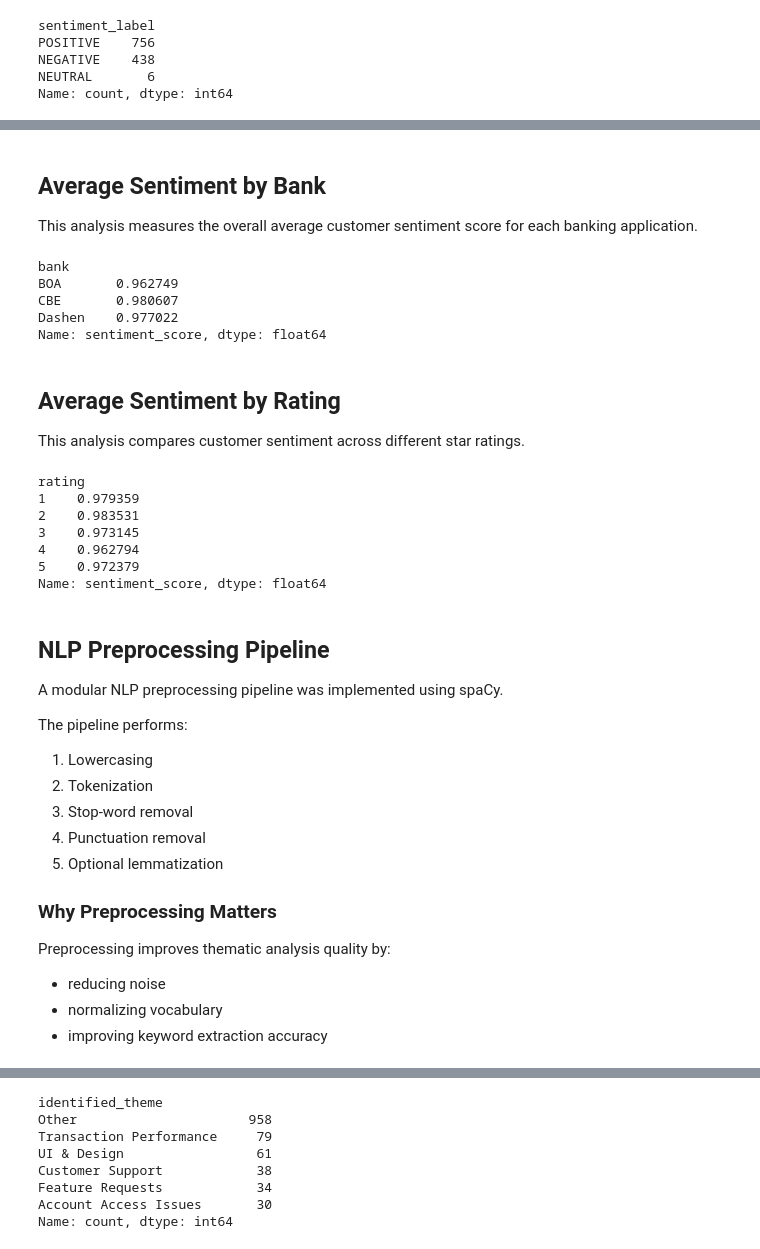
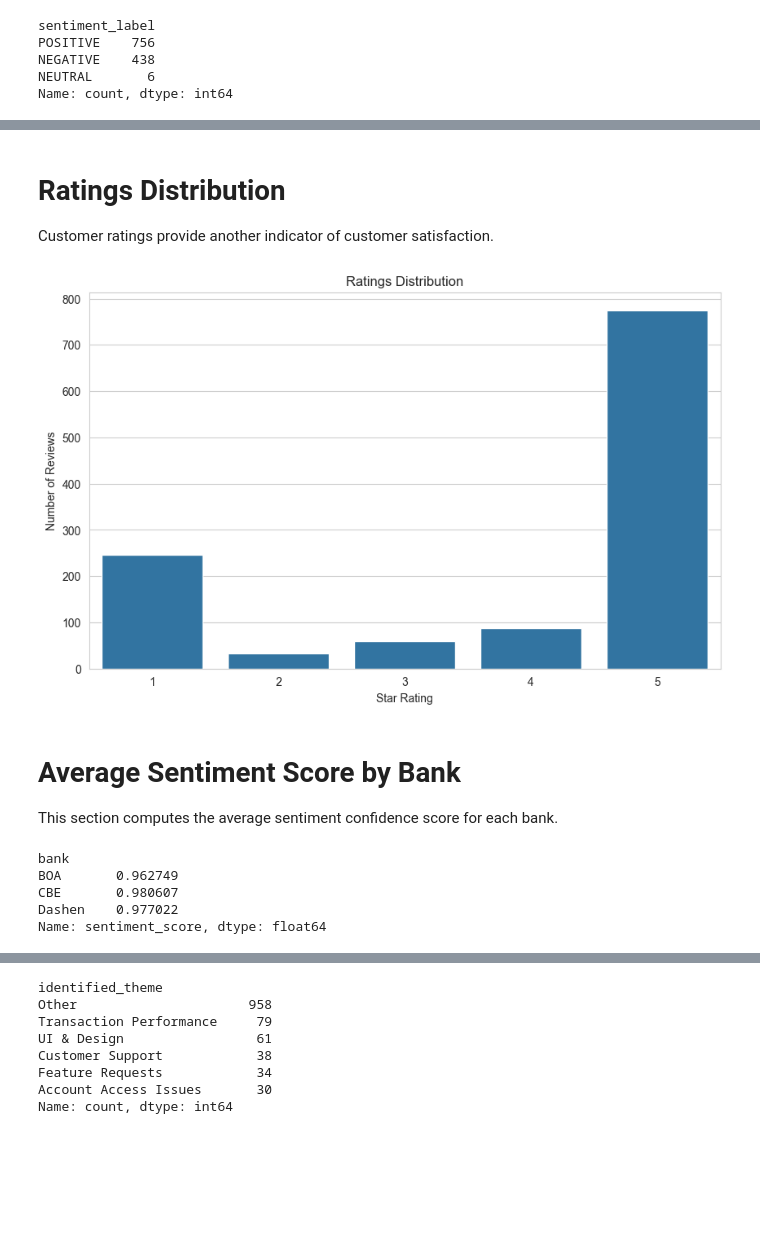
Before and after one commit to RahemetGisho/fintech-review-analytics, a Jupyter notebook: notebooks/task2_sentiment_thematic_analysis.ipynb, the cells around one changed output, grey strips where cells are left out. Cells and saved outputs as stored; diff of their text form; code cells hidden in the pictures; blank space fills up the shorter version.

Commit message:
docs: add task 2analysis notebook

```diff
--- a/notebooks/task2_sentiment_thematic_analysis.ipynb
+++ b/notebooks/task2_sentiment_thematic_analysis.ipynb
@@ -184,5 +156,26 @@ Name: count, dtype: int64
+# %% [markdown]
+# Ratings Distribution
+
+Customer ratings provide another indicator of customer satisfaction.
+# %%
+plt.figure(figsize=(10, 6))
+
+sns.countplot(
+    data=df,
+    x="rating"
+)
+
+plt.title("Ratings Distribution")
+
+plt.xlabel("Star Rating")
+
+plt.ylabel("Number of Reviews")
+
+plt.show()
+# %% [output]
+[figure, added]
 # %% [markdown]
-## Average Sentiment by Bank
+# Average Sentiment Score by Bank
 
-This analysis measures the overall average customer sentiment score for each banking application.
+This section computes the average sentiment confidence score for each bank.
 # %%
@@ -197,40 +190,3 @@ BOA       0.962749
 CBE       0.980607
 Dashen    0.977022
 Name: sentiment_score, dtype: float64
-# %% [markdown]
-## Average Sentiment by Rating
-
-This analysis compares customer sentiment across different star ratings.
-# %%
-rating_sentiment = df.groupby("rating")[
-    "sentiment_score"
-].mean()
-
-rating_sentiment
-# %% [output]
-rating
-1    0.979359
-2    0.983531
-3    0.973145
-4    0.962794
-5    0.972379
-Name: sentiment_score, dtype: float64
-# %% [markdown]
-## NLP Preprocessing Pipeline
-
-A modular NLP preprocessing pipeline was implemented using spaCy.
-
-The pipeline performs:
-
-1. Lowercasing
-2. Tokenization
-3. Stop-word removal
-4. Punctuation removal
-5. Optional lemmatization
-
-### Why Preprocessing Matters
-
-Preprocessing improves thematic analysis quality by:
-- reducing noise
-- normalizing vocabulary
-- improving keyword extraction accuracy
```
Also changed, not shown: parts of 36 cells of this notebook.
